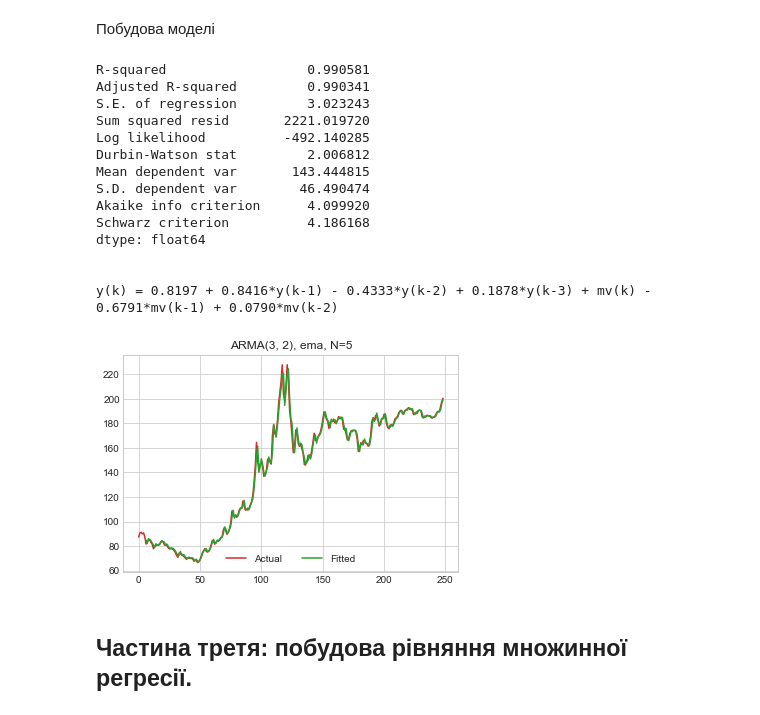
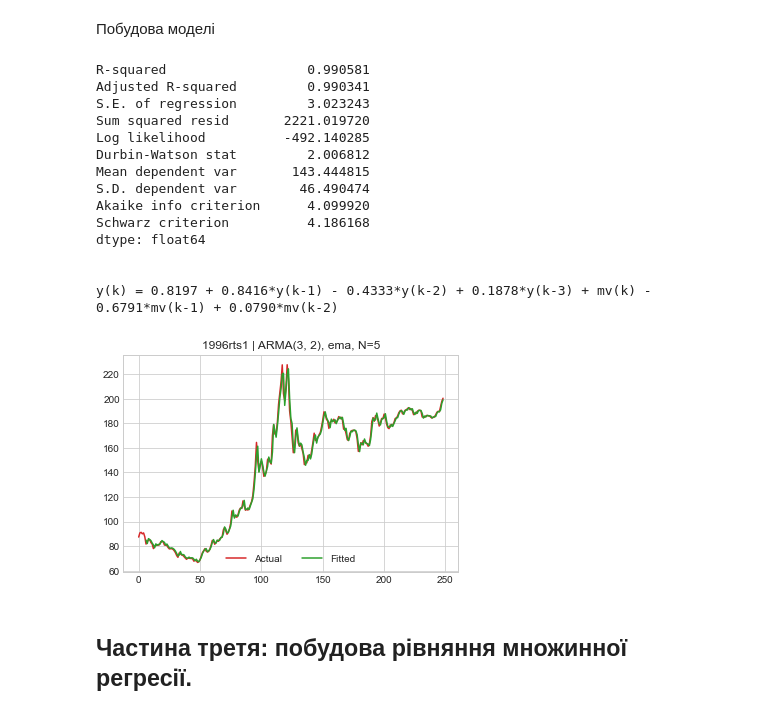
Before and after one commit to andrii0yerko/timeseries_iasa, a Jupyter notebook: lab3.ipynb, the cells around one changed output. Cells and saved outputs as stored; diff of their text form; code cells hidden in the pictures.

```diff
--- a/lab3.ipynb
+++ b/lab3.ipynb
@@ -252,36 +252,36 @@ model_params = {
 estim = ARMA(**model_params)
 plt.plot(model_params['y'], label='Actual', color='tab:red')
 plt.plot(estim['fitted'], label='Fitted', color='tab:green')
-plt.title(f'ARMA{estim["model_order"]}, {model_params["ma_type"]}, N={model_params["ma_window"]}')
+plt.title(f'{model_params["y"].name} | ARMA{estim["model_order"]}, {model_params["ma_type"]}, N={model_params["ma_window"]}')
 plt.legend(loc='lower center', ncol=2)
 print(ModelEstimation(estim['actual'].values, estim['fitted'].values, estim['model_order']))
 print('\n')
 
 p, q = estim['model_order']
 coef = estim['coefficients']
 eq = f'y(k) = {coef[0]:.4f} '
 for k in range(1, p+1):
     eq += f'+ {coef[k]:.4f}*y(k-{k}) ' if coef[k]>=0 else f'- {-coef[k]:.4f}*y(k-{k}) '
 eq += '+ mv(k) '
 for k in range(1, q+1):
     eq += f'+ {coef[p+k]:.4f}*mv(k-{k}) ' if coef[p+k]>=0 else f'- {-coef[p+k]:.4f}*mv(k-{k}) '
 print(eq)
 # %% [output]
 R-squared                  0.990581
 Adjusted R-squared         0.990341
 S.E. of regression         3.023243
 Sum squared resid       2221.019720
 Log likelihood          -492.140285
 Durbin-Watson stat         2.006812
 Mean dependent var       143.444815
 S.D. dependent var        46.490474
 Akaike info criterion      4.099920
 Schwarz criterion          4.186168
 dtype: float64
 
 
 y(k) = 0.8197 + 0.8416*y(k-1) - 0.4333*y(k-2) + 0.1878*y(k-3) + mv(k) - 0.6791*mv(k-1) + 0.0790*mv(k-2)
-[figure, old version]
+[figure, new version]
 # %% [markdown]
 ## Частина третя: побудова рівняння множинної регресії.
 # %%
```
Also changed, not shown: parts of 3 cells of this notebook.
